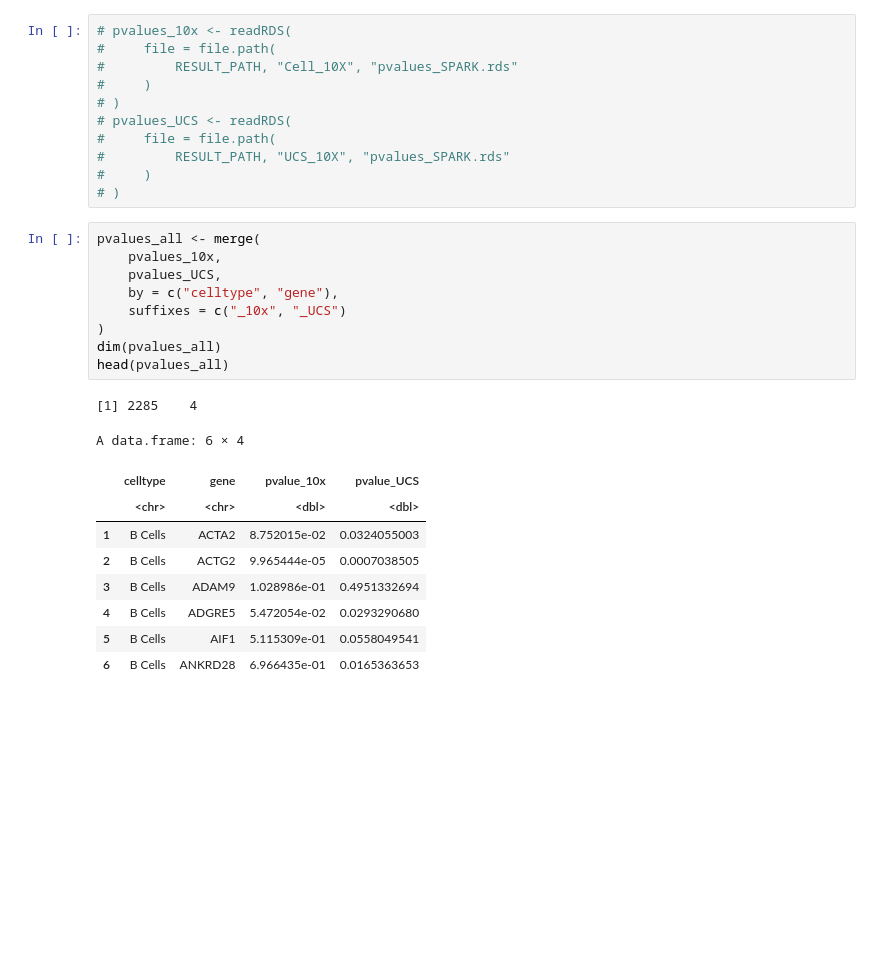
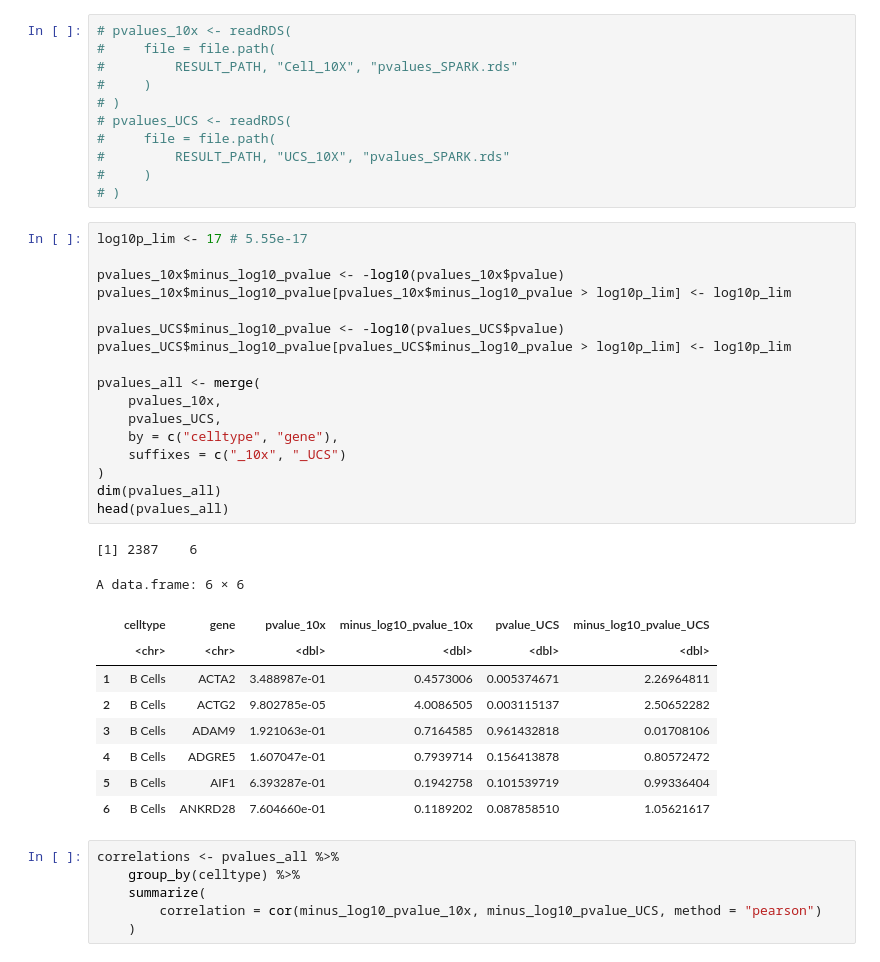
Before and after one commit to statwangz/MCube-tutorial, a Jupyter notebook: docs/source/analysis/breast_cancer/breast_cancer_seg_method_comparison_SPARK.ipynb, the cells around one changed output. Cells and saved outputs as stored; diff of their text form; blank space fills up the shorter version.

```diff
--- a/docs/source/analysis/breast_cancer/breast_cancer_seg_method_comparison_SPARK.ipynb
+++ b/docs/source/analysis/breast_cancer/breast_cancer_seg_method_comparison_SPARK.ipynb
@@ -215,24 +218,38 @@ saveRDS(pvalues_UCS, file.path(RESULT_PATH, seg_method, "pvalues_SPARK.rds"))
 #         RESULT_PATH, "UCS_10X", "pvalues_SPARK.rds"
 #     )
 # )
-# %%
-pvalues_all <- merge(
-    pvalues_10x,
-    pvalues_UCS,
-    by = c("celltype", "gene"),
-    suffixes = c("_10x", "_UCS")
-)
-dim(pvalues_all)
-head(pvalues_all)
-# %% [output]
-[1] 2285    4
-A data.frame: 6 × 4
-|  | celltype | gene | pvalue_10x | pvalue_UCS |
-|  | <chr> | <chr> | <dbl> | <dbl> |
-| 1 | B Cells | ACTA2 | 8.752015e-02 | 0.0324055003 |
-| 2 | B Cells | ACTG2 | 9.965444e-05 | 0.0007038505 |
-| 3 | B Cells | ADAM9 | 1.028986e-01 | 0.4951332694 |
-| 4 | B Cells | ADGRE5 | 5.472054e-02 | 0.0293290680 |
-| 5 | B Cells | AIF1 | 5.115309e-01 | 0.0558049541 |
-| 6 | B Cells | ANKRD28 | 6.966435e-01 | 0.0165363653 |
+# %%
+log10p_lim <- 17 # 5.55e-17
+
+pvalues_10x$minus_log10_pvalue <- -log10(pvalues_10x$pvalue)
+pvalues_10x$minus_log10_pvalue[pvalues_10x$minus_log10_pvalue > log10p_lim] <- log10p_lim
+
+pvalues_UCS$minus_log10_pvalue <- -log10(pvalues_UCS$pvalue)
+pvalues_UCS$minus_log10_pvalue[pvalues_UCS$minus_log10_pvalue > log10p_lim] <- log10p_lim
+
+pvalues_all <- merge(
+    pvalues_10x,
+    pvalues_UCS,
+    by = c("celltype", "gene"),
+    suffixes = c("_10x", "_UCS")
+)
+dim(pvalues_all)
+head(pvalues_all)
+# %% [output]
+[1] 2387    6
+A data.frame: 6 × 6
+|  | celltype | gene | pvalue_10x | minus_log10_pvalue_10x | pvalue_UCS | minus_log10_pvalue_UCS |
+|  | <chr> | <chr> | <dbl> | <dbl> | <dbl> | <dbl> |
+| 1 | B Cells | ACTA2 | 3.488987e-01 | 0.4573006 | 0.005374671 | 2.26964811 |
+| 2 | B Cells | ACTG2 | 9.802785e-05 | 4.0086505 | 0.003115137 | 2.50652282 |
+| 3 | B Cells | ADAM9 | 1.921063e-01 | 0.7164585 | 0.961432818 | 0.01708106 |
+| 4 | B Cells | ADGRE5 | 1.607047e-01 | 0.7939714 | 0.156413878 | 0.80572472 |
+| 5 | B Cells | AIF1 | 6.393287e-01 | 0.1942758 | 0.101539719 | 0.99336404 |
+| 6 | B Cells | ANKRD28 | 7.604660e-01 | 0.1189202 | 0.087858510 | 1.05621617 |
+# %%
+correlations <- pvalues_all %>%
+    group_by(celltype) %>%
+    summarize(
+        correlation = cor(minus_log10_pvalue_10x, minus_log10_pvalue_UCS, method = "pearson")
+    )
 # %%
```
Also changed, not shown: parts of 9 cells of this notebook.
